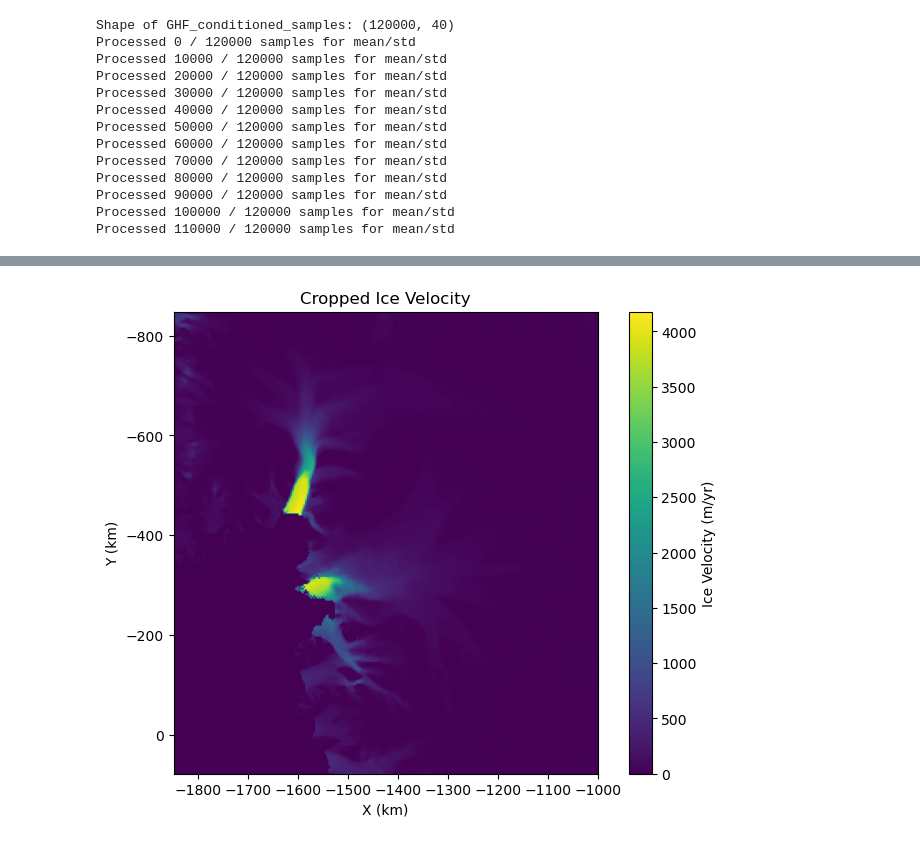
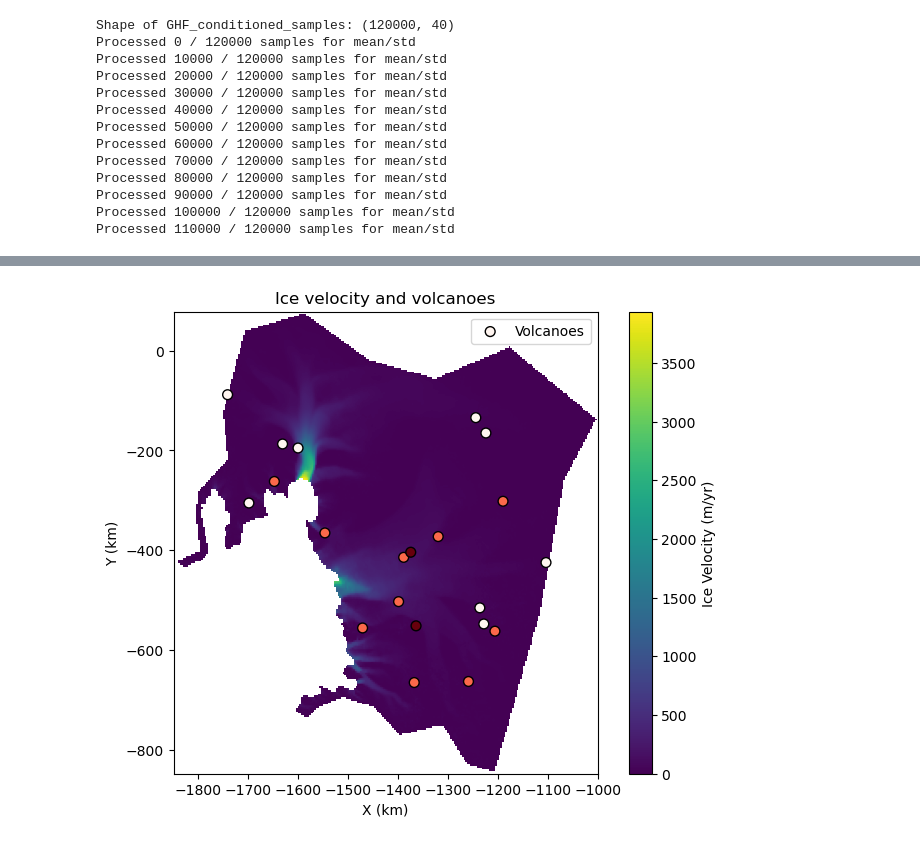
Before and after one commit to alastairyang/GMR-inference, a Jupyter notebook: notebooks/inferGHF.ipynb, the cells around one changed output, grey strips where cells are left out. Cells and saved outputs as stored; diff of their text form; code cells hidden in the pictures.

Commit message:
GHF plotting update

```diff
--- a/notebooks/inferGHF.ipynb
+++ b/notebooks/inferGHF.ipynb
@@ -298,17 +346,38 @@ vel_interp = griddata(points, values, grid_points).reshape(md.nx, md.ny)
 # %%
-# plot vel_c
-plt.figure(figsize=(8,6))
-plt.imshow(vel_interp.reshape(md.nx, md.ny), extent=md.extent, origin='lower', cmap='viridis')
-plt.colorbar(label='Ice Velocity (m/yr)')
-plt.title('Cropped Ice Velocity')
-plt.xlabel('X (km)')
-plt.ylabel('Y (km)')
+vel_interp[model_bound_data_ori == False] = np.nan
+# Unpack extent for reference
+xmin, xmax, ymax_orig, ymin_orig = md.extent  # note: your extent is [x0, x1, ytop, ybottom]
+
+corrected_extent = [xmin, xmax, ymin_orig, ymax_orig]  # now [xmin, xmax, -848, 78.1]
+fig, ax = plt.subplots(figsize=(8, 6))
+
+im = ax.imshow(
+    vel_interp,
+    extent=corrected_extent,
+    origin='lower',
+    cmap='viridis'
+)
+
+plt.colorbar(im, ax=ax, label='Ice Velocity (m/yr)')
+
+# Scatter: coordinates must match the extent's coordinate system
+ax.scatter(
+    volcano_x_in_domain / 1e3,
+    volcano_y_in_domain / 1e3,
+    c=volcano_conf_in_domain,
+    cmap='Reds',
+    edgecolor='k',
+    s=50,
+    label='Volcanoes'
+)
+
+ax.set_title('Ice velocity and volcanoes')
+ax.set_xlabel('X (km)')
+ax.set_ylabel('Y (km)')
+ax.legend()
 plt.show()
-
-vel_interp = vel_interp.reshape(md.nx, md.ny)
-vel_interp
 # %% [output]
-[figure, old version]
+[figure, new version]
 # %%
 contour_levels      = [40, 80, 120, 160, 200]
 contour_bold_levels = [100, 200]
```
Also changed, not shown: parts of 6 cells of this notebook, 2 other files.
